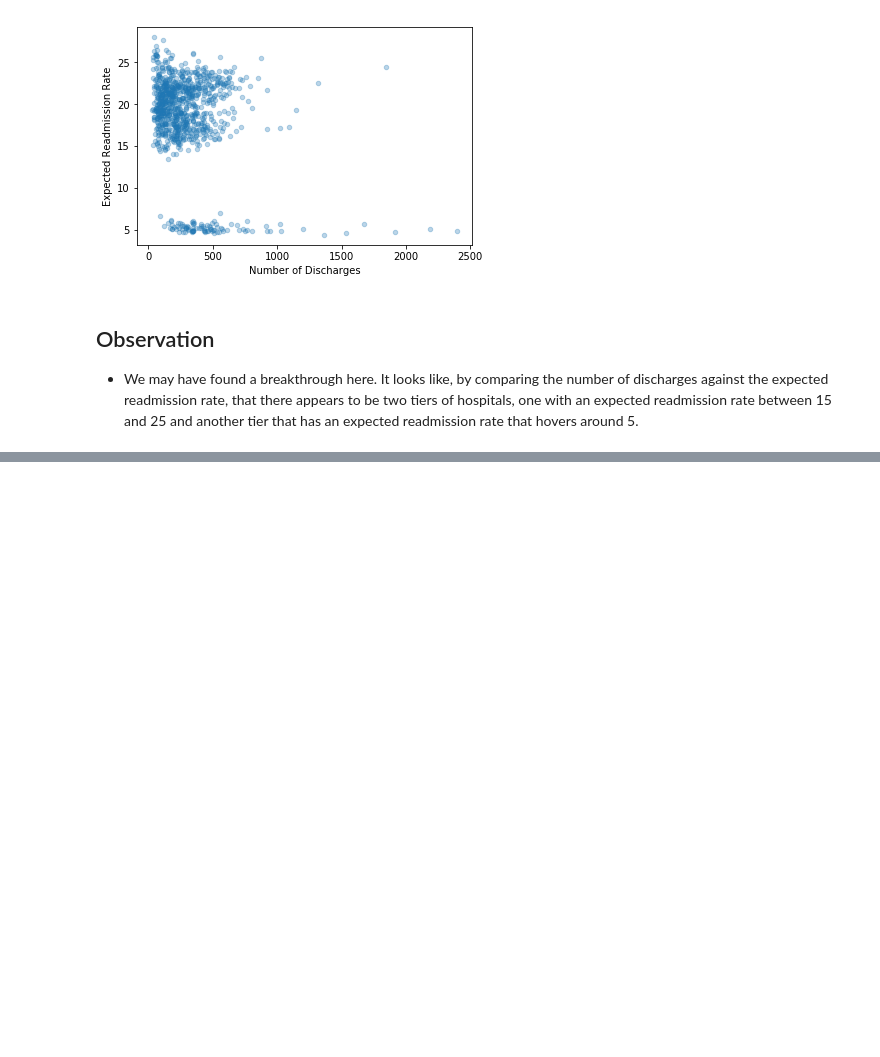
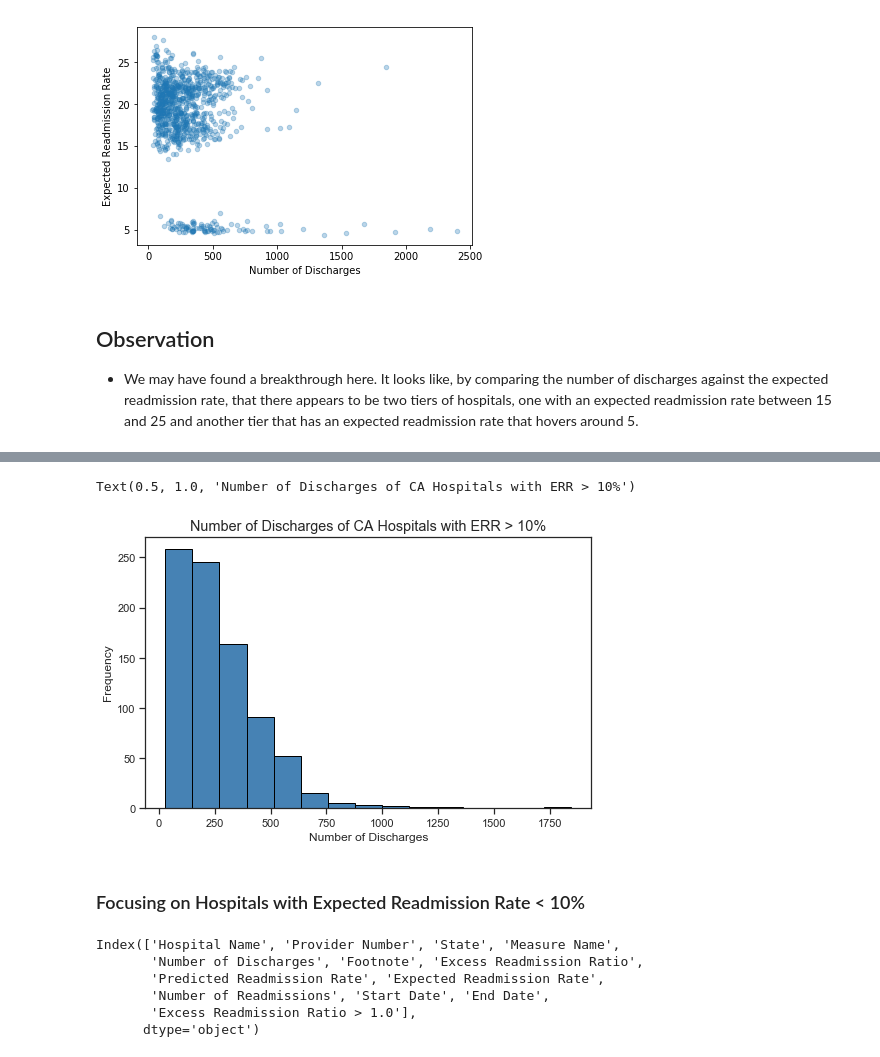
Before and after one commit to earny-joe/Springboard-DS-Portfolio, a Jupyter notebook: unit8/reduce-hospital-readmissions/hospital_readmit/sliderule_dsi_inferential_statistics_exercise_3.ipynb, the cells around one changed output, grey strips where cells are left out. Cells and saved outputs as stored; diff of their text form; code cells hidden in the pictures; blank space fills up the shorter version.

```diff
--- a/unit8/reduce-hospital-readmissions/hospital_readmit/sliderule_dsi_inferential_statistics_exercise_3.ipynb
+++ b/unit8/reduce-hospital-readmissions/hospital_readmit/sliderule_dsi_inferential_statistics_exercise_3.ipynb
@@ -304,0 +362,19 @@ ca_df.plot(x='Number of Discharges', y = 'Expected Readmission Rate', kind = 'sc
+# %%
+# distribution of the number of discharges of hospitals w/ ERR > 10%
+hist_2 = ca_read_rate_greater_10_df['Number of Discharges'].plot(kind='hist', bins = 15, color = 'steelblue', edgecolor = 'black', figsize=(8,5))
+hist_2.set_xlabel('Number of Discharges')
+hist_2.set_title('Number of Discharges of CA Hospitals with ERR > 10%', fontsize = 'large')
+# %% [output]
+Text(0.5, 1.0, 'Number of Discharges of CA Hospitals with ERR > 10%')
+[figure, added]
+# %% [markdown]
+### Focusing on Hospitals with Expected Readmission Rate < 10%
+# %%
+ca_read_rate_less_10_df.columns
+# %% [output]
+Index(['Hospital Name', 'Provider Number', 'State', 'Measure Name',
+       'Number of Discharges', 'Footnote', 'Excess Readmission Ratio',
+       'Predicted Readmission Rate', 'Expected Readmission Rate',
+       'Number of Readmissions', 'Start Date', 'End Date',
+       'Excess Readmission Ratio > 1.0'],
+      dtype='object')
```
Also changed, not shown: parts of 18 cells of this notebook.
